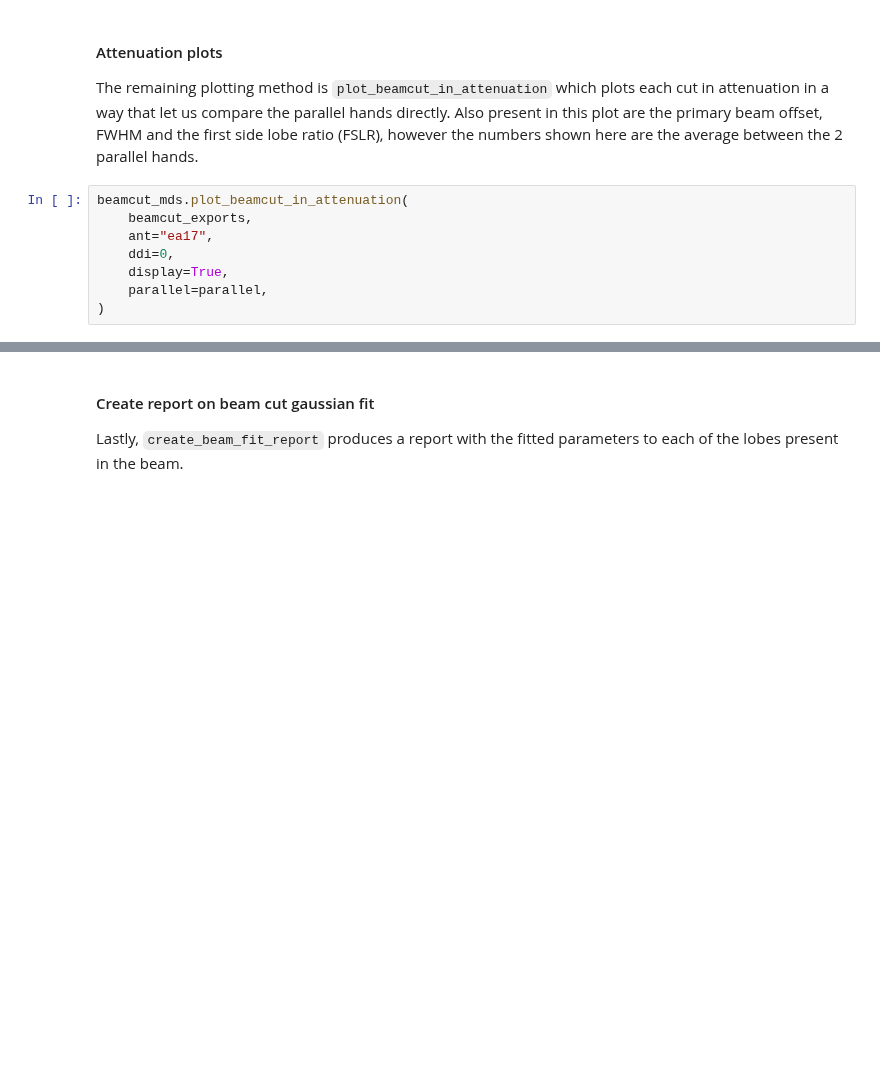
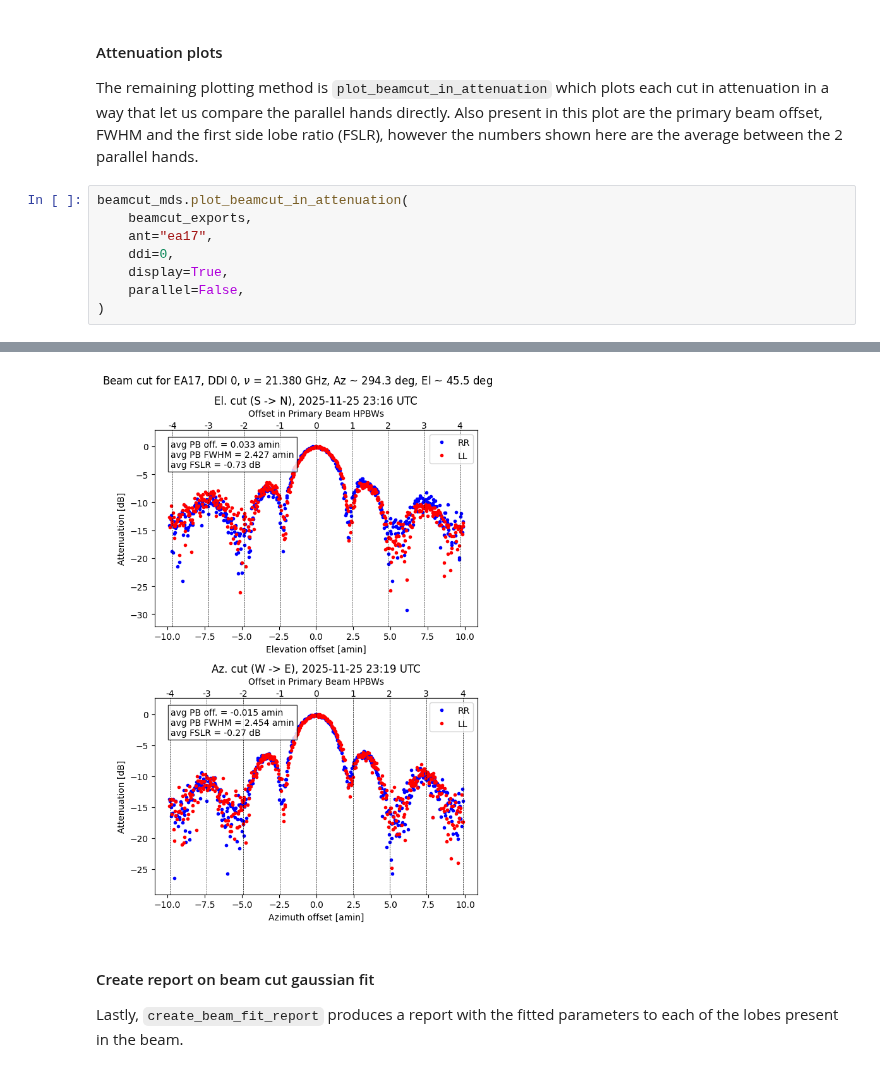
Before and after one commit to nrao/astrohack, a Jupyter notebook: docs/tutorials/beamcut_tutorial.ipynb, the cells around one changed output, grey strips where cells are left out. Saved outputs shown, nothing was run; the diff lists cells and outputs as text; blank space fills up the shorter version.

```diff
--- a/docs/tutorials/beamcut_tutorial.ipynb
+++ b/docs/tutorials/beamcut_tutorial.ipynb
@@ -277,6 +283,6 @@ beamcut_mds.plot_beamcut_in_attenuation(
     ant="ea17",
     ddi=0,
     display=True,
-    parallel=parallel,
+    parallel=False,
 )
 # %% [output]
@@ -284,3 +290,4 @@ beamcut_mds.plot_beamcut_in_attenuation(
+[figure, added]
 # %% [markdown]
 #### Create report on beam cut gaussian fit
 
```
Also changed, not shown: parts of 11 cells of this notebook, 4 other files.
